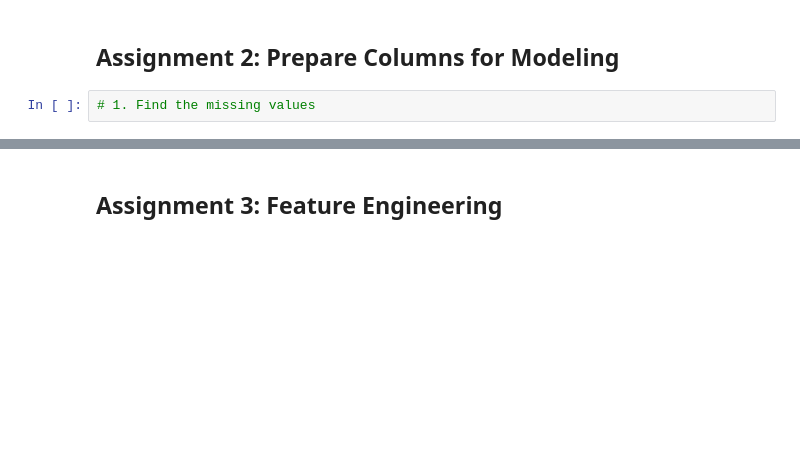
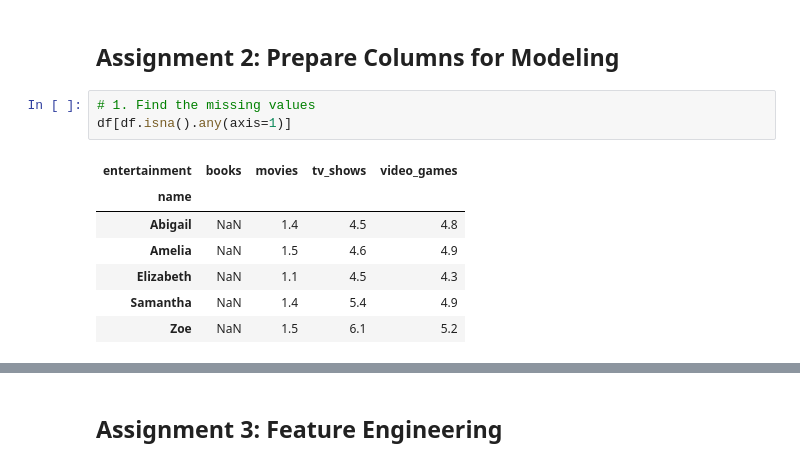
Before and after one commit to Camiloesp/PythonDataScience_UnsupervisedML, a Jupyter notebook: Course Assignment Notebooks/section03_data_prep_assignments.ipynb, the cells around one changed output, grey strips where cells are left out. Cells and saved outputs as stored; diff of their text form; blank space fills up the shorter version.

```diff
--- a/Course Assignment Notebooks/section03_data_prep_assignments.ipynb
+++ b/Course Assignment Notebooks/section03_data_prep_assignments.ipynb
@@ -74,5 +74,14 @@ df.shape
 ## Assignment 2: Prepare Columns for Modeling
 # %%
 # 1. Find the missing values
+df[df.isna().any(axis=1)]
+# %% [output]
+| entertainment | books | movies | tv_shows | video_games |
+| name |  |  |  |  |
+| Abigail | NaN | 1.4 | 4.5 | 4.8 |
+| Amelia | NaN | 1.5 | 4.6 | 4.9 |
+| Elizabeth | NaN | 1.1 | 4.5 | 4.3 |
+| Samantha | NaN | 1.4 | 5.4 | 4.9 |
+| Zoe | NaN | 1.5 | 6.1 | 5.2 |
 # %%
 # 2. Fill in the missing values with zeros
```
Also changed, not shown: parts of 3 cells of this notebook, 1 other file.
